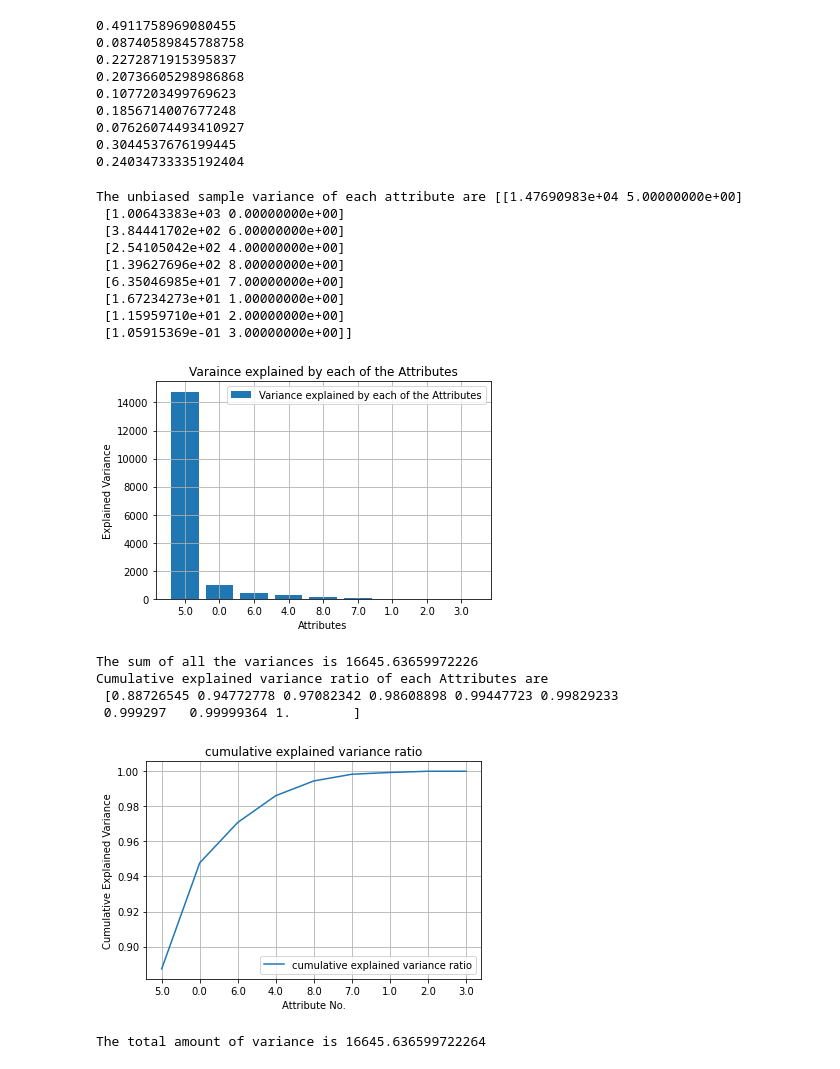
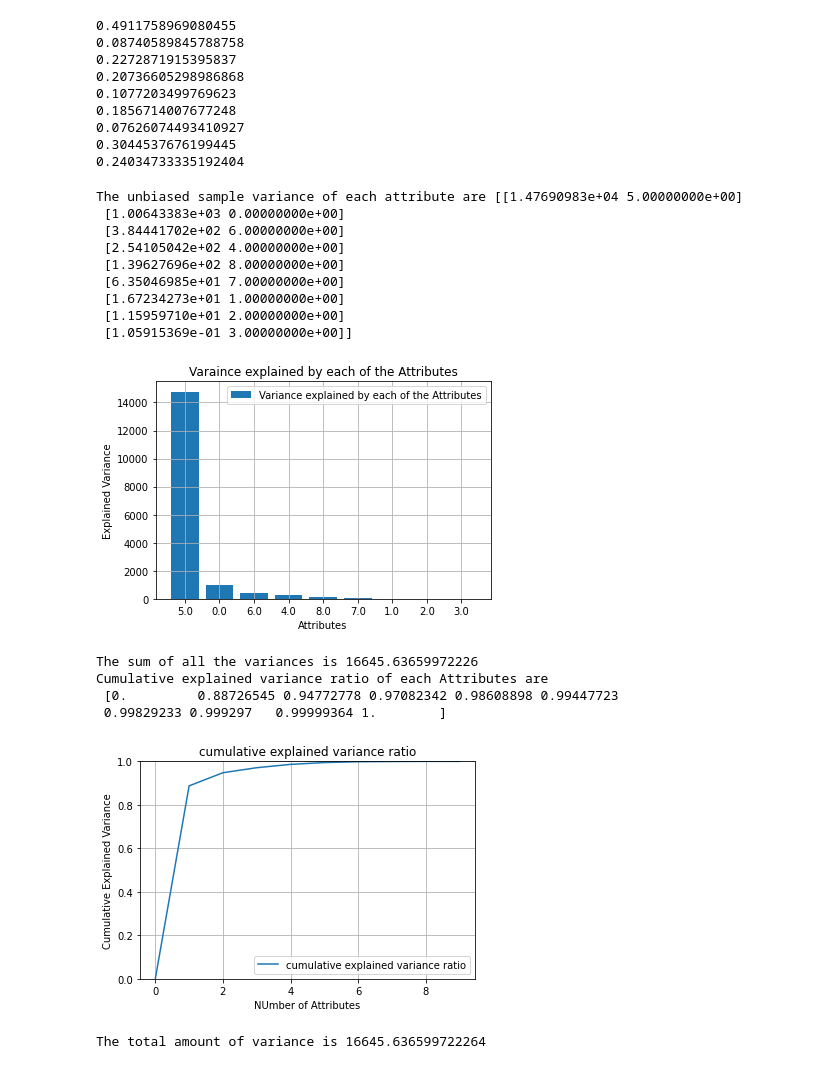
Before and after one commit to johnnymdoubleu/iaml2021-cw2, a Jupyter notebook: iaml212cw2_q1.ipynb, the cells around one changed output. Cells and saved outputs as stored; diff of their text form; code cells hidden in the pictures.

```diff
--- a/iaml212cw2_q1.ipynb
+++ b/iaml212cw2_q1.ipynb
@@ -90,41 +90,44 @@ def iaml212cw2_q1_4():
     plt.legend()
     plt.grid()
     plt.savefig("results/1_4_1.png")
     plt.show()
 
-    sum = samVar.sum(axis=0)[0]
-    print(f"The sum of all the variances is {sum}")
-    cumsamVar = np.cumsum(samVar[:,0]/sum)
+    summ = samVar.sum(axis=0)[0]
+#     summ.append([0,0])
+    print(f"The sum of all the variances is {summ}")
+    cumsamVar = np.cumsum(samVar[:,0]/summ,)
+    cumsamVar = np.append(0,cumsamVar)
+#     cumsamVar = cumsamVar - cumsamVar[0]
     print(f"Cumulative explained variance ratio of each Attributes are \n {cumsamVar}")
     #Q1.4.2 plot
     plt.plot(cumsamVar, label="cumulative explained variance ratio")
     plt.title("cumulative explained variance ratio")
     plt.xlabel("NUmber of Attributes")
     plt.ylabel("Cumulative Explained Variance")
-#     plt.ylim(0,1)
-    plt.xticks(np.arange(9), samVar[:,1].astype(str))
+    plt.ylim(0,1)
+#     plt.xticks(np.arange(10), samVar[:,1].astype(str))
     plt.legend()
     plt.grid()
     plt.savefig("results/1_4_2.png")
     plt.show()
 
 iaml212cw2_q1_4()
 # %% [output]
 The unbiased sample variance of each attribute are [[1.47690983e+04 5.00000000e+00]
  [1.00643383e+03 0.00000000e+00]
  [3.84441702e+02 6.00000000e+00]
  [2.54105042e+02 4.00000000e+00]
  [1.39627696e+02 8.00000000e+00]
  [6.35046985e+01 7.00000000e+00]
  [1.67234273e+01 1.00000000e+00]
  [1.15959710e+01 2.00000000e+00]
  [1.05915369e-01 3.00000000e+00]]
 [figure]
 The sum of all the variances is 16645.63659972226
 Cumulative explained variance ratio of each Attributes are
- [0.88726545 0.94772778 0.97082342 0.98608898 0.99447723 0.99829233
- 0.999297   0.99999364 1.        ]
+ [0.         0.88726545 0.94772778 0.97082342 0.98608898 0.99447723
+ 0.99829233 0.999297   0.99999364 1.        ]
-[figure, old version]
+[figure, new version]
 # %%
 # # Q1.5
 def iaml212cw2_q1_5():
```
Also changed, not shown: parts of 1 cell of this notebook, 12 other files.
